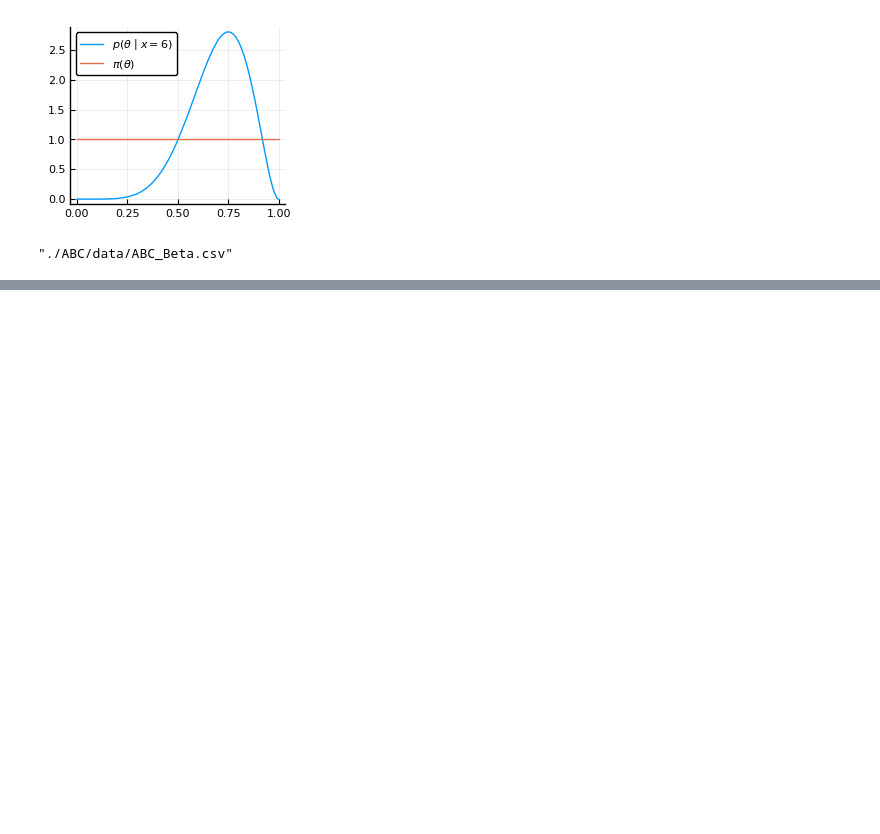
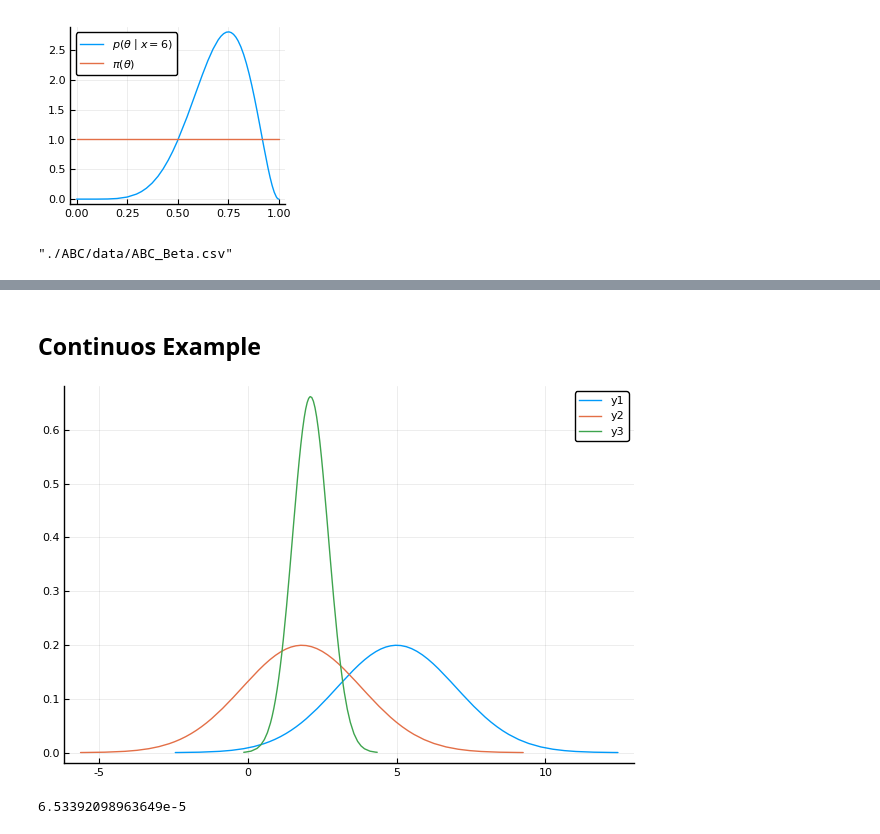
Before and after one commit to davibarreira/Visualizations, a Jupyter notebook: FinalProject/ABC_VegaLite.ipynb, the cells around one changed output, grey strips where cells are left out. Cells and saved outputs as stored; diff of their text form; code cells hidden in the pictures; blank space fills up the shorter version.

```diff
--- a/FinalProject/ABC_VegaLite.ipynb
+++ b/FinalProject/ABC_VegaLite.ipynb
@@ -129,0 +111,17 @@ points = df |> vl"""
+# %% [markdown]
+## Continuos Example
+# %%
+θ = 5.0
+σ = 2.0
+n = 10
+Random.seed!(38);
+y = rand(Normal(θ,σ),n) .-3
+μ = mean(y)
+τ = 2.0
+μ1= (μ*n*(1/τ^2) + θ*(1/σ^2))/(n*(1/τ^2)+(1/σ^2))
+τ1= sqrt(1/(n*(1/τ^2)+(1/σ^2)))
+plot(Normal(θ,σ))
+plot!(Normal(μ,τ))
+plot!(Normal(μ1,τ1))
+# %% [output]
+[figure, added]
@@ -129,0 +136,5 @@ points = df |> vl"""
+# %%
+ϵ_raw  = quantile(ρ_raw,0.001)
+ϵ_mean = quantile(ρ_mean,0.001)
+# %% [output]
+6.53392098963649e-5
```
Also changed, not shown: parts of 10 cells of this notebook, 4 other files.
